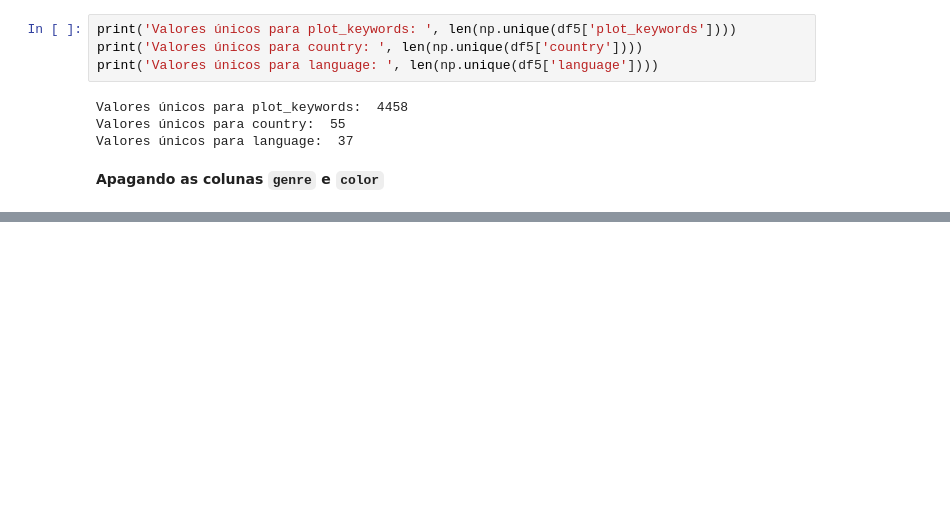
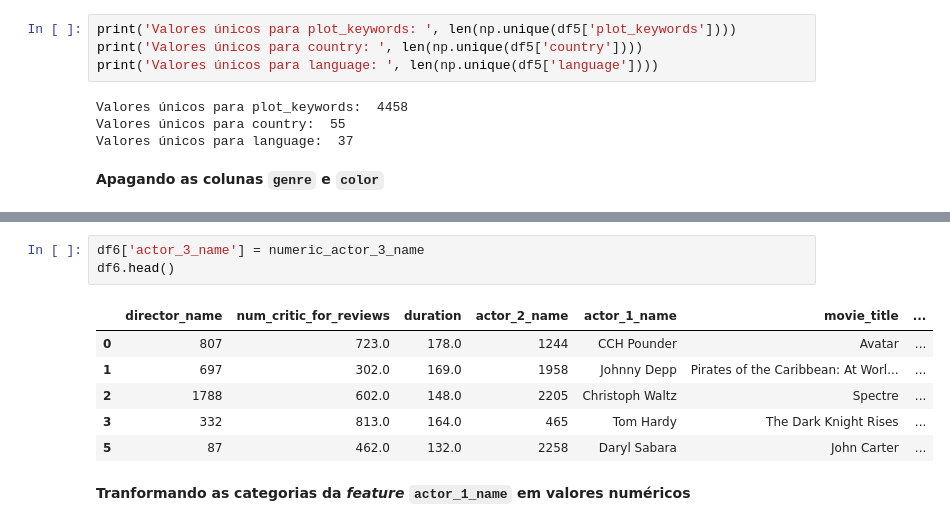
Before and after one commit to Machine-Learning-FGA/imdb_movie_dataset, a Jupyter notebook: pre_processing.ipynb, the cells around one changed output, grey strips where cells are left out. Cells and saved outputs as stored; diff of their text form; blank space fills up the shorter version.

```diff
--- a/pre_processing.ipynb
+++ b/pre_processing.ipynb
@@ -340,0 +341,12 @@ X_new.shape
+# %%
+df6['actor_3_name'] = numeric_actor_3_name
+df6.head()
+# %% [output]
+|  | director_name | num_critic_for_reviews | duration | actor_2_name | actor_1_name | movie_title | ... |
+| 0 | 807 | 723.0 | 178.0 | 1244 | CCH Pounder | Avatar | ... |
+| 1 | 697 | 302.0 | 169.0 | 1958 | Johnny Depp | Pirates of the Caribbean: At Worl... | ... |
+| 2 | 1788 | 602.0 | 148.0 | 2205 | Christoph Waltz | Spectre | ... |
+| 3 | 332 | 813.0 | 164.0 | 465 | Tom Hardy | The Dark Knight Rises | ... |
+| 5 | 87 | 462.0 | 132.0 | 2258 | Daryl Sabara | John Carter | ... |
+# %% [markdown]
+**Tranformando as categorias da _feature_ `actor_1_name` em valores numéricos**
```
Also changed, not shown: parts of 37 cells of this notebook.
